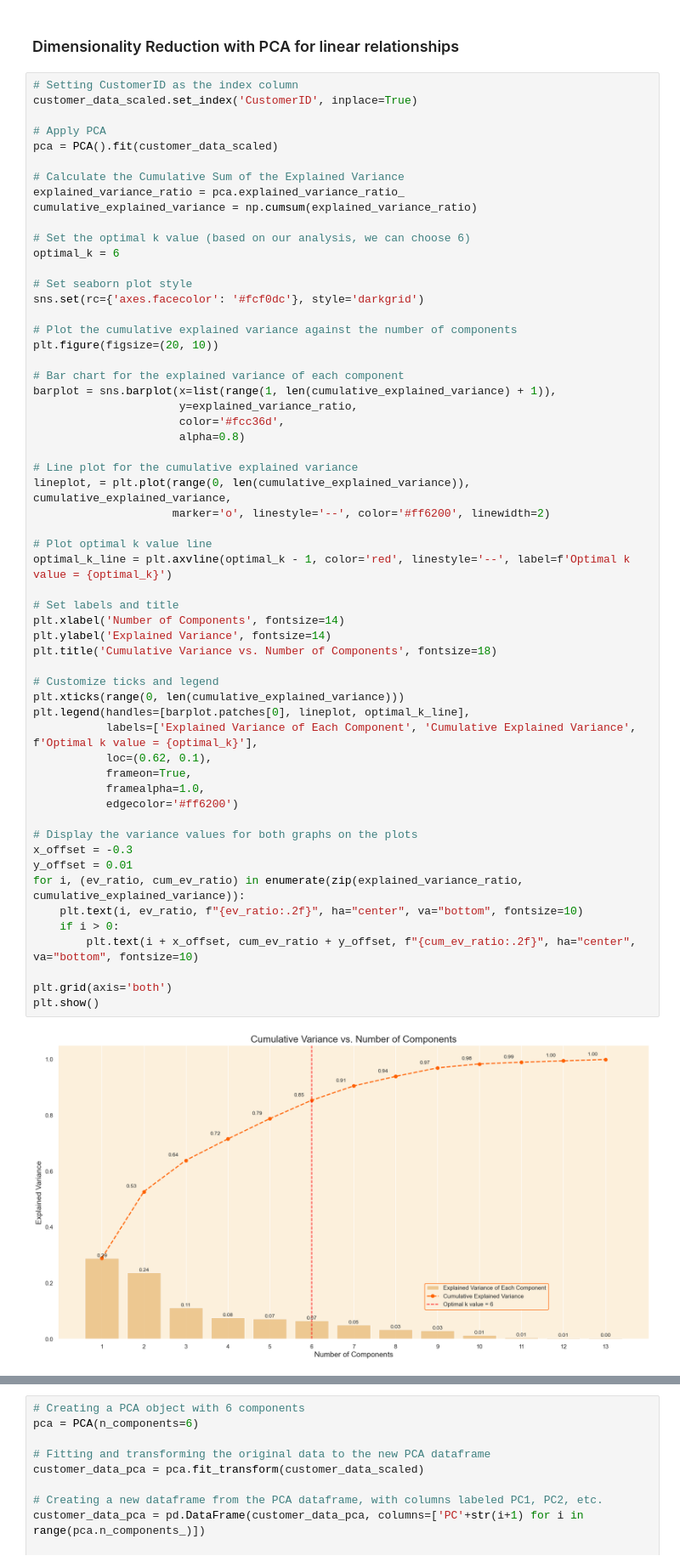
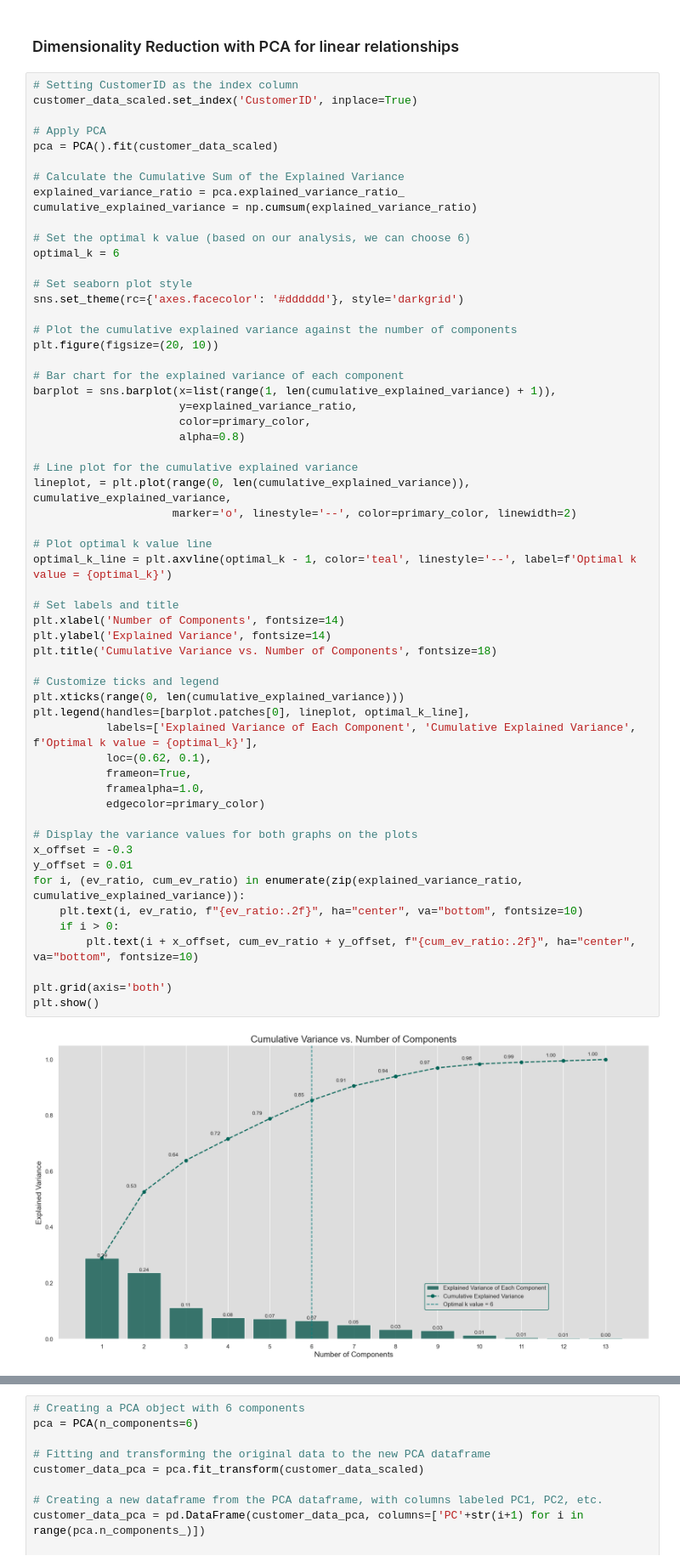
Before and after one commit to spartny/customer-segmentation, a Jupyter notebook: exploratory_data_analysis.ipynb, the cells around one changed output, grey strips where cells are left out. Shown at 85% size. Cells and saved outputs as stored; diff of their text form.

```diff
--- a/exploratory_data_analysis.ipynb
+++ b/exploratory_data_analysis.ipynb
@@ -680,7 +713,7 @@ cumulative_explained_variance = np.cumsum(explained_variance_ratio)
 optimal_k = 6
 
 # Set seaborn plot style
-sns.set(rc={'axes.facecolor': '#fcf0dc'}, style='darkgrid')
+sns.set_theme(rc={'axes.facecolor': '#dddddd'}, style='darkgrid')
 
 # Plot the cumulative explained variance against the number of components
 plt.figure(figsize=(20, 10))
@@ -688,39 +721,39 @@ plt.figure(figsize=(20, 10))
 # Bar chart for the explained variance of each component
 barplot = sns.barplot(x=list(range(1, len(cumulative_explained_variance) + 1)),
                       y=explained_variance_ratio,
-                      color='#fcc36d',
+                      color=primary_color,
                       alpha=0.8)
 
 # Line plot for the cumulative explained variance
 lineplot, = plt.plot(range(0, len(cumulative_explained_variance)), cumulative_explained_variance,
-                     marker='o', linestyle='--', color='#ff6200', linewidth=2)
+                     marker='o', linestyle='--', color=primary_color, linewidth=2)
 
 # Plot optimal k value line
-optimal_k_line = plt.axvline(optimal_k - 1, color='red', linestyle='--', label=f'Optimal k value = {optimal_k}')
+optimal_k_line = plt.axvline(optimal_k - 1, color='teal', linestyle='--', label=f'Optimal k value = {optimal_k}')
 
 # Set labels and title
 plt.xlabel('Number of Components', fontsize=14)
 plt.ylabel('Explained Variance', fontsize=14)
 plt.title('Cumulative Variance vs. Number of Components', fontsize=18)
 
 # Customize ticks and legend
 plt.xticks(range(0, len(cumulative_explained_variance)))
 plt.legend(handles=[barplot.patches[0], lineplot, optimal_k_line],
            labels=['Explained Variance of Each Component', 'Cumulative Explained Variance', f'Optimal k value = {optimal_k}'],
            loc=(0.62, 0.1),
            frameon=True,
            framealpha=1.0,
-           edgecolor='#ff6200')
+           edgecolor=primary_color)
 
 # Display the variance values for both graphs on the plots
 x_offset = -0.3
 y_offset = 0.01
 for i, (ev_ratio, cum_ev_ratio) in enumerate(zip(explained_variance_ratio, cumulative_explained_variance)):
     plt.text(i, ev_ratio, f"{ev_ratio:.2f}", ha="center", va="bottom", fontsize=10)
     if i > 0:
         plt.text(i + x_offset, cum_ev_ratio + y_offset, f"{cum_ev_ratio:.2f}", ha="center", va="bottom", fontsize=10)
 
 plt.grid(axis='both')
 plt.show()
 # %% [output]
-[figure, old version]
+[figure, new version]
```
Also changed, not shown: parts of 14 cells of this notebook, 2 other files.
